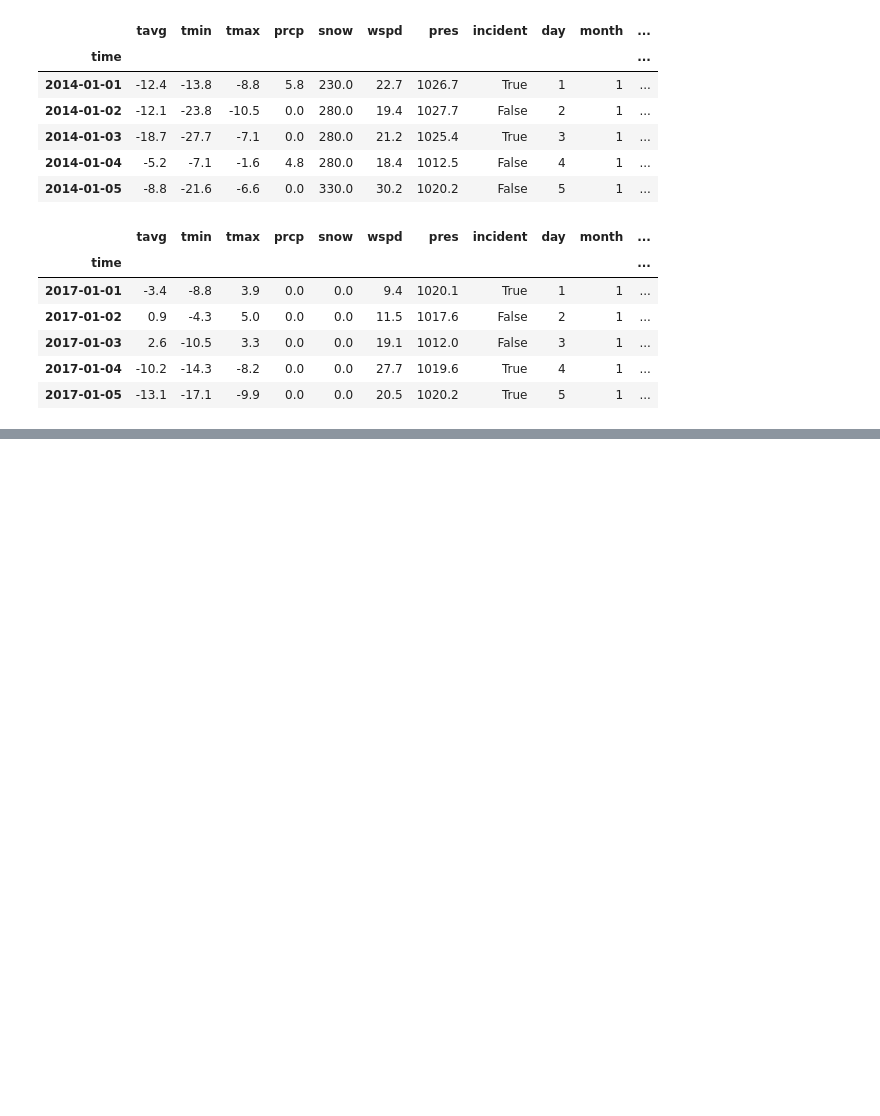
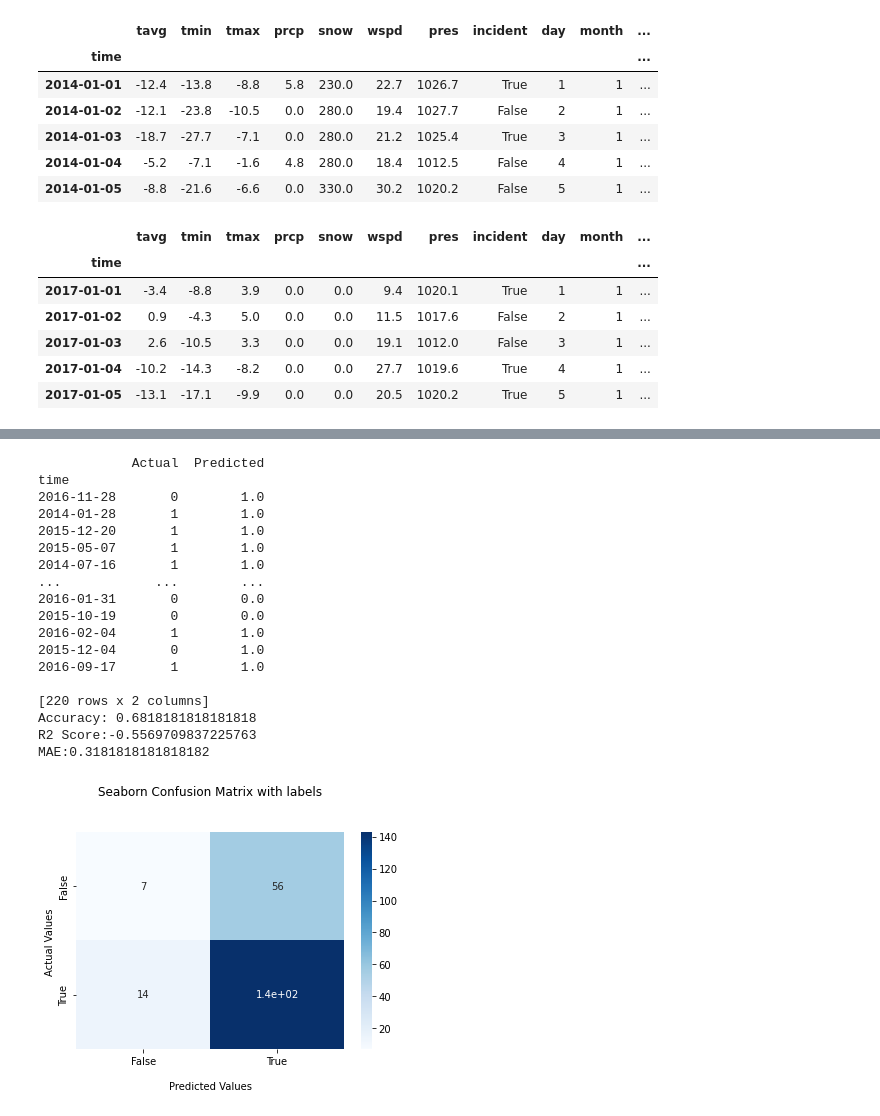
Before and after one commit to hdelgado-web/coderhouse, a Jupyter notebook: proyecto_final/machine_learning_model.ipynb, the cells around one changed output, grey strips where cells are left out. Cells and saved outputs as stored; diff of their text form; code cells hidden in the pictures; blank space fills up the shorter version.

```diff
--- a/proyecto_final/machine_learning_model.ipynb
+++ b/proyecto_final/machine_learning_model.ipynb
@@ -81,0 +149,2 @@ gun_val.head()
+# %%
+gun_alg_aux['incident'] = pd.factorize(gun_alg_aux['incident'])[0]
@@ -81,0 +185,62 @@ gun_val.head()
+# %%
+#Preparación de datos
+y = gun_alg_aux['incident']
+X = gun_alg_aux[['tavg', 'tmin', 'tmax', 'prcp', 'snow', 'wspd', 'pres', 'day',	'month', 'day_of_the_week']]
+
+#Separacion en train y test
+X_train, X_test, y_train, y_test = train_test_split(X, y, test_size=0.2, random_state=0)
+
+#Entrenamiento del modelo Random Forest Regressor
+
+regressor = RandomForestRegressor()
+regressor.fit(X_train, y_train)
+
+#Realizando las predicciones
+y_pred = regressor.predict(X_test).round(0)
+
+df = pd.DataFrame({'Actual': y_test, 'Predicted': y_pred})
+print(df)
+
+
+#Con nuestro modelo
+from sklearn import metrics
+
+print("Accuracy:",metrics.accuracy_score(y_test, y_pred))
+print("R2 Score:" + str(r2_score(y_test, y_pred)))
+print("MAE:" + str(mean_absolute_error(y_test, y_pred)))
+
+#matriz de confusión del modelo
+
+cf_matrix = confusion_matrix(y_test, y_pred)
+ax = sns.heatmap(cf_matrix, annot=True, cmap='Blues')
+
+ax.set_title('Seaborn Confusion Matrix with labels\n\n');
+ax.set_xlabel('\nPredicted Values')
+ax.set_ylabel('Actual Values ');
+
+## Ticket labels - List must be in alphabetical order
+ax.xaxis.set_ticklabels(['False','True'])
+ax.yaxis.set_ticklabels(['False','True'])
+
+## Display the visualization of the Confusion Matrix.
+plt.show()
+# %% [output]
+            Actual  Predicted
+time
+2016-11-28       0        1.0
+2014-01-28       1        1.0
+2015-12-20       1        1.0
+2015-05-07       1        1.0
+2014-07-16       1        1.0
+...            ...        ...
+2016-01-31       0        0.0
+2015-10-19       0        0.0
+2016-02-04       1        1.0
+2015-12-04       0        1.0
+2016-09-17       1        1.0
+
+[220 rows x 2 columns]
+Accuracy: 0.6818181818181818
+R2 Score:-0.5569709837225763
+MAE:0.3181818181818182
+[figure, added]
```
Also changed, not shown: parts of 10 cells of this notebook, 5 other files.
